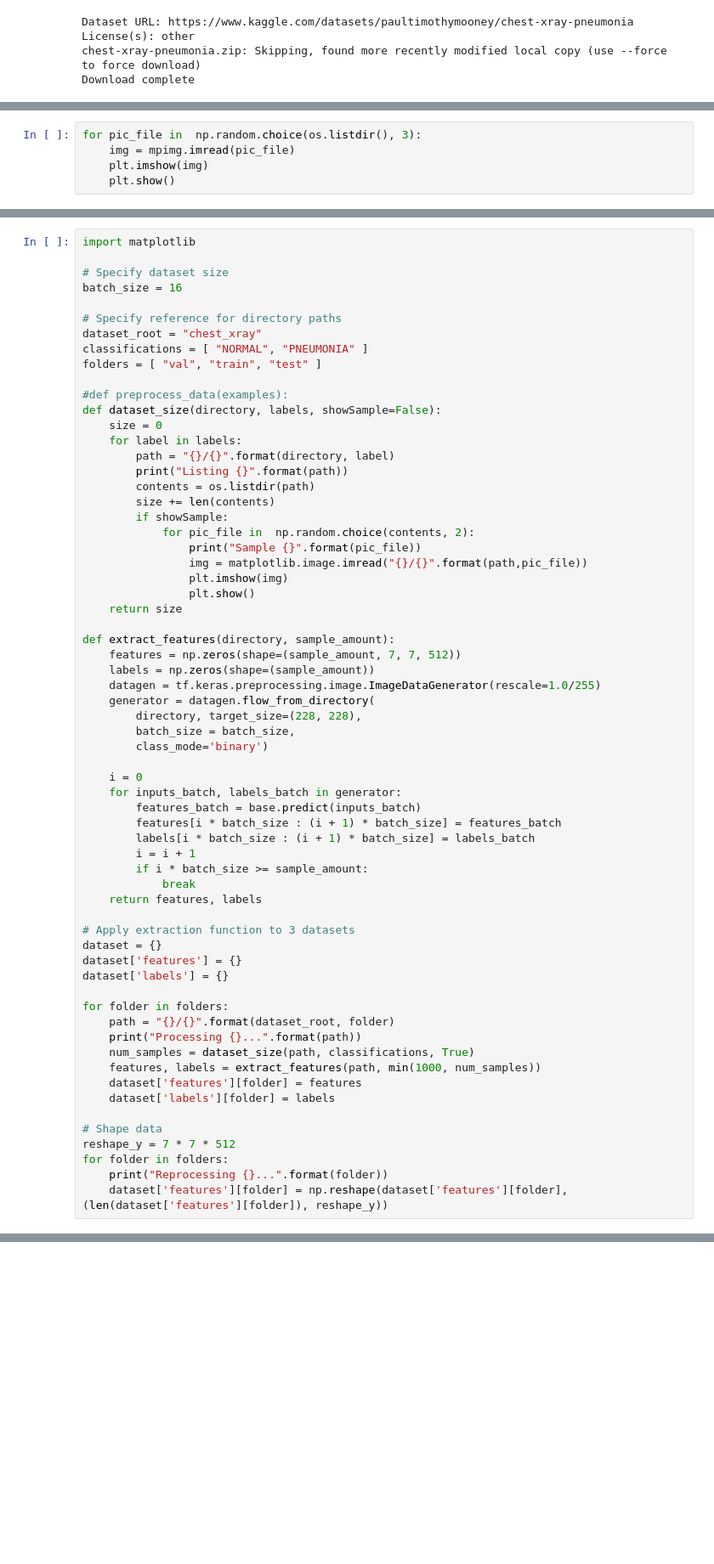
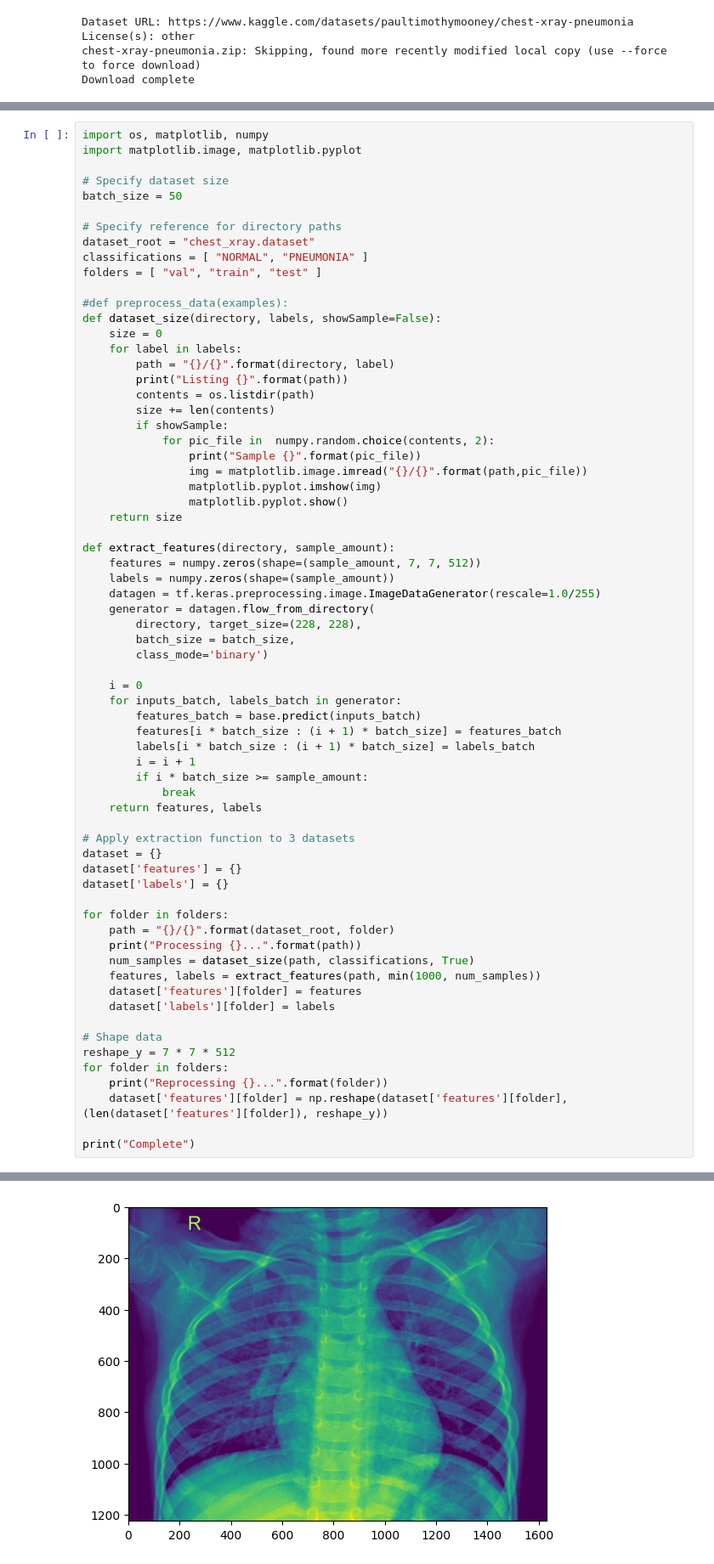
Before and after one commit to beekhof/ml, a Jupyter notebook: ImageClassify.ipynb, the cells around one changed output, grey strips where cells are left out. Shown at 85% size. Drawn from its saved outputs; the diff is of its cells as text; blank space fills up the shorter version.

Commit message:
Fix python imports

```diff
--- a/ImageClassify.ipynb
+++ b/ImageClassify.ipynb
@@ -62,8 +86,3 @@ print(base.summary())
-# %%
-for pic_file in  np.random.choice(os.listdir(), 3):
-    img = mpimg.imread(pic_file)
-    plt.imshow(img)
-    plt.show()
 # %%
 # Get model to output 3D feature maps (height, width, features)
 altmodel = tf.keras.models.Sequential()
@@ -101,13 +120,14 @@ altmodel.compile(loss='binary_crossentropy',
 # Print model summary
 print(altmodel.summary())
 # %%
-import matplotlib
+import os, matplotlib, numpy
+import matplotlib.image, matplotlib.pyplot
 
 # Specify dataset size
-batch_size = 16
+batch_size = 50
 
 # Specify reference for directory paths
-dataset_root = "chest_xray"
+dataset_root = "chest_xray.dataset"
 classifications = [ "NORMAL", "PNEUMONIA" ]
 folders = [ "val", "train", "test" ]
 
@@ -120,16 +140,16 @@ def dataset_size(directory, labels, showSample=False):
         contents = os.listdir(path)
         size += len(contents)
         if showSample:
-            for pic_file in  np.random.choice(contents, 2):
+            for pic_file in  numpy.random.choice(contents, 2):
                 print("Sample {}".format(pic_file))
                 img = matplotlib.image.imread("{}/{}".format(path,pic_file))
-                plt.imshow(img)
-                plt.show()
+                matplotlib.pyplot.imshow(img)
+                matplotlib.pyplot.show()
     return size
 
 def extract_features(directory, sample_amount):
-    features = np.zeros(shape=(sample_amount, 7, 7, 512))
-    labels = np.zeros(shape=(sample_amount))
+    features = numpy.zeros(shape=(sample_amount, 7, 7, 512))
+    labels = numpy.zeros(shape=(sample_amount))
     datagen = tf.keras.preprocessing.image.ImageDataGenerator(rescale=1.0/255)
     generator = datagen.flow_from_directory(
         directory, target_size=(228, 228),
@@ -164,4 +184,6 @@ reshape_y = 7 * 7 * 512
 for folder in folders:
     print("Reprocessing {}...".format(folder))
     dataset['features'][folder] = np.reshape(dataset['features'][folder], (len(dataset['features'][folder]), reshape_y))
+
+print("Complete")
 # %% [output]
@@ -170 +192,2 @@ Listing chest_xray/val/NORMAL
 Sample NORMAL2-IM-1440-0001.jpeg
+[figure, added]
```
Also changed, not shown: parts of 3 cells of this notebook.
